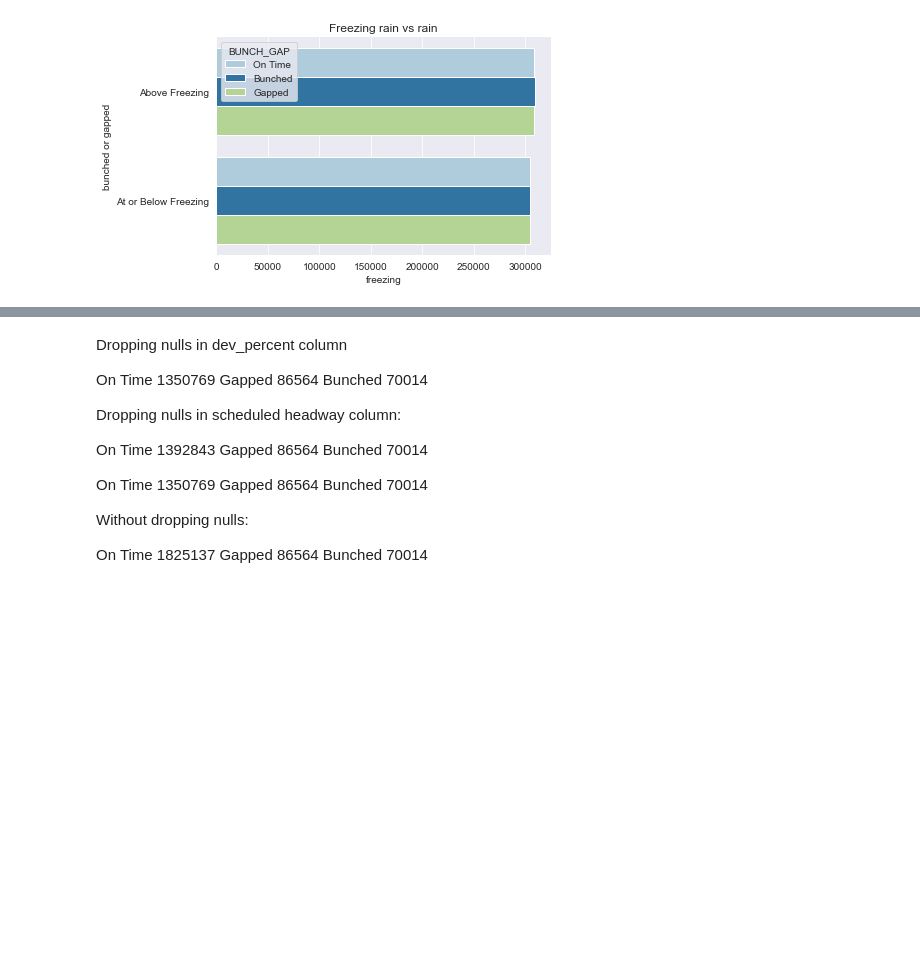
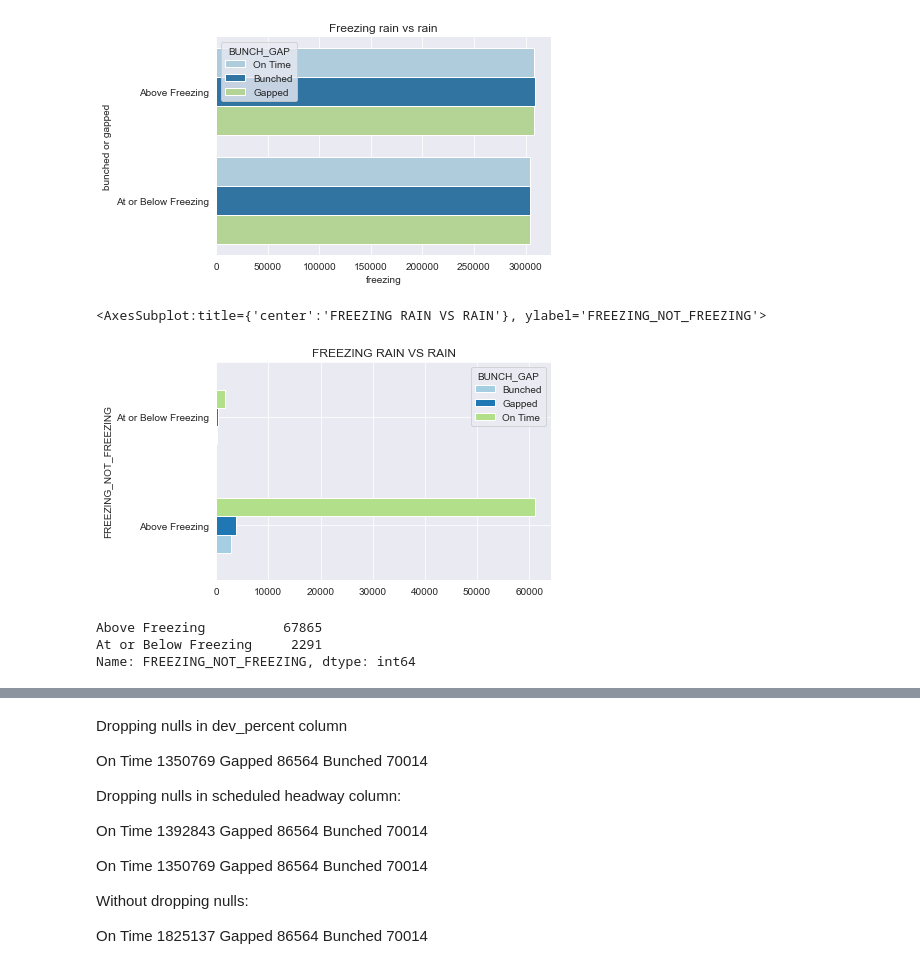
Before and after one commit to NSS-Data-Analytics-Cohort-7/wego-grumpy-concat, a Jupyter notebook: Notebooks/rwpartner_project_e.ipynb, the cells around one changed output, grey strips where cells are left out. Cells and saved outputs as stored; diff of their text form; code cells hidden in the pictures; blank space fills up the shorter version.

```diff
--- a/Notebooks/rwpartner_project_e.ipynb
+++ b/Notebooks/rwpartner_project_e.ipynb
@@ -132,0 +125,5 @@ df_drop.head()
+# %%
+raining.groupby(['FREEZING_NOT_FREEZING', 'BUNCH_GAP']).size().unstack().plot(kind='barh', title='FREEZING RAIN VS RAIN')
+# %% [output]
+<AxesSubplot:title={'center':'FREEZING RAIN VS RAIN'}, ylabel='FREEZING_NOT_FREEZING'>
+[figure, added]
@@ -132,0 +132,6 @@ df_drop.head()
+# %%
+raining['FREEZING_NOT_FREEZING'].value_counts()
+# %% [output]
+Above Freezing          67865
+At or Below Freezing     2291
+Name: FREEZING_NOT_FREEZING, dtype: int64
```
Also changed, not shown: parts of 29 cells of this notebook.
